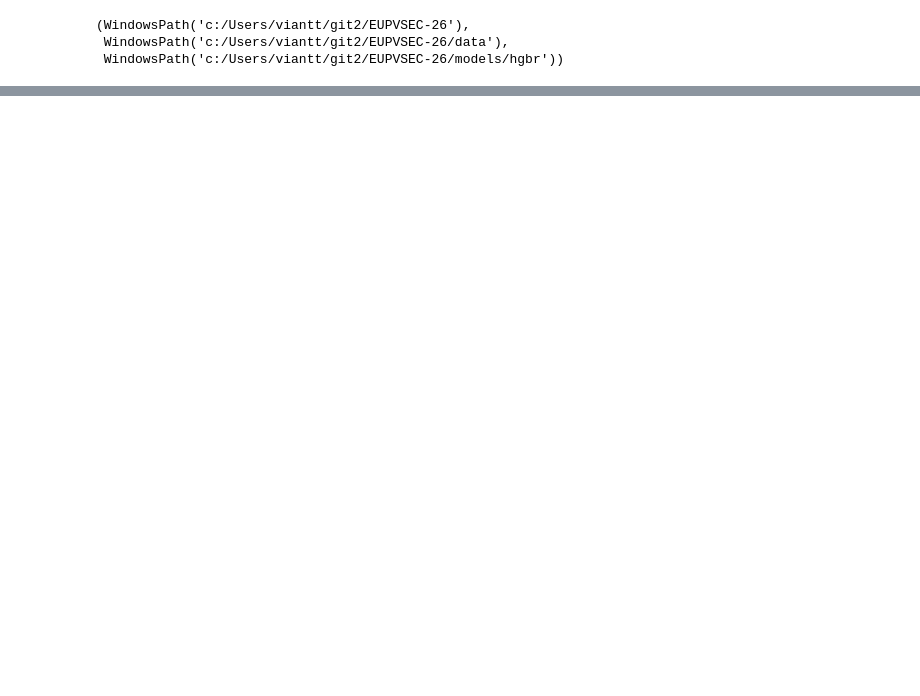
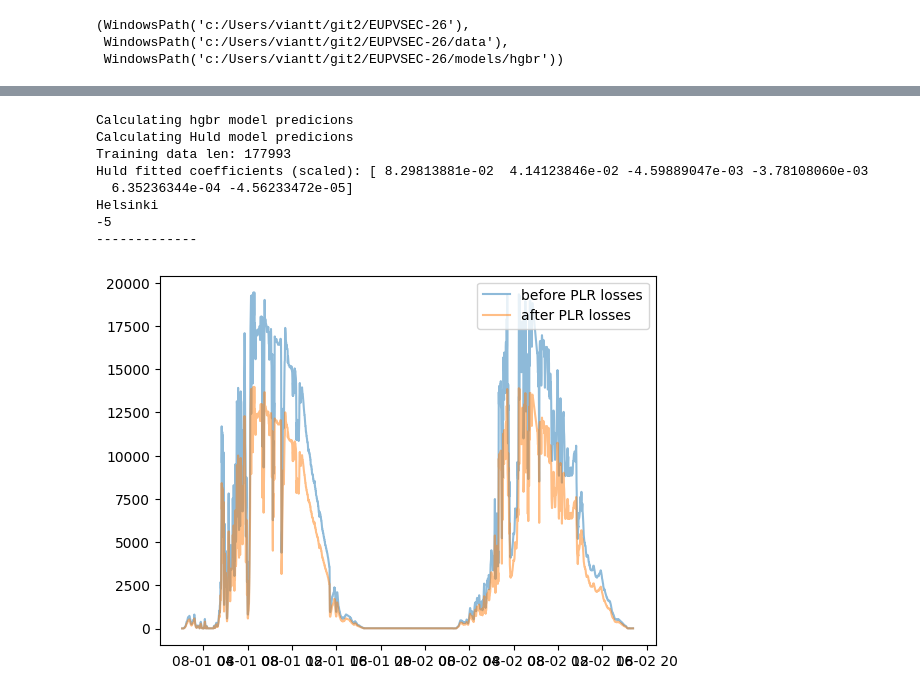
Before and after one commit to energy-systems-team/power-model-robustness, a Jupyter notebook: calculate-predictions.ipynb, the cells around one changed output, grey strips where cells are left out. Cells and saved outputs as stored; diff of their text form; code cells hidden in the pictures; blank space fills up the shorter version.

```diff
--- a/calculate-predictions.ipynb
+++ b/calculate-predictions.ipynb
@@ -23,9 +22,9 @@ SYSTEM_RATED_POWER_DICT = {"HEL" : config.rated_power_helsinki*1000,
                              "SOT-90" : config.rated_power_sodankyla*1000,
                              "TKU" : config.rated_power_turku*1000}
 # %%
-def calculate_predictions_with_plr_losses(data, plr_value, list_of_models):
-    for model in list_of_models:
-        data = preprocessing.calculate_power_with_plr_losses(data, plr_value, model, min(data.index))
+def calculate_predictions_with_plr_losses(data, plr_value, list_of_models, list_of_renamed_models):
+    for i in range(len(list_of_models)):
+        data = preprocessing.calculate_power_with_plr_losses(data, plr_value, list_of_models[i], list_of_renamed_models[i], min(data.index))
 
     return data
 # %%
@@ -234,7 +233,7 @@ SYSTEM_MAP = {
     "Sodankyla_90deg": ("SOT-90", "FMI_Sodankyla_90deg"),
 }
 
-def run_system(system_name, folder, scenario, model_type_list=None, sep=",", save_df_path=None):
+def run_system(system_name, folder, scenario, model_type_list=None, sep=",", save_df_path=None, plr=None):
     system_code, file_tag = SYSTEM_MAP[system_name]
 
     # Pick data file
@@ -243,6 +242,9 @@ def run_system(system_name, folder, scenario, model_type_list=None, sep=",", sav
 
     if not matches:
         raise FileNotFoundError(f"No data file for {system_name} in {search_dir}")
+
+    if plr is not None:
+        matches = [m for m in matches if f"PLR-{plr}" in str(m)]
 
     data_path = matches[0]
     df = pd.read_csv(data_path, sep=sep)
@@ -295,14 +297,25 @@ def run_system(system_name, folder, scenario, model_type_list=None, sep=",", sav
             print(f"Unknown model type {model_type}")
 
 
-    if save_df_path:
-        df_out.to_csv(f"{save_df_path}/{file_tag}_{scenario}.csv")
 
     print(system_name)
     print(config.plr_value)
     print("-------------")
-    df_out = calculate_predictions_with_plr_losses(df_out, config.plr_value, ["Huld_gen", "Huld_fit", "hgbr_fit"])
 
+    starting_date = "2021-08-01"
+    ending_date = "2021-08-03"
+
+    plt.plot(df_out.loc[(df_out.index >= starting_date) & (df_out.index <= ending_date), "hgbr_fit"], alpha=0.5, label="before PLR losses")
+
+    df_out = calculate_predictions_with_plr_losses(df_out, config.plr_value, ["Huld_gen", "Huld_fit", "hgbr_fit"], ["Huld_gen_plr_corr", "Huld_fit_plr_corr", "hgbr_fit_plr_corr"])
+
+    plt.plot(df_out.loc[(df_out.index >= starting_date) & (df_out.index <= ending_date), "hgbr_fit_plr_corr"], alpha=0.5, label="after PLR losses")
+    plt.legend(loc="upper right")
+
+    plt.show()
+
+    if save_df_path:
+            df_out.to_csv(f"{save_df_path}/{file_tag}_{scenario}.csv")
 
     return df_out
 # %%
@@ -518 +610,24 @@ KTK
+# %%
+scenario = "scenario_4"
+
+config.set_params_helsinki(scenario)
+
+df_hel_scenario_4 = run_system(
+    system_name="Helsinki",
+    folder=scenario,
+    scenario=scenario,
+    model_type_list=["hgbr", "Huld"],
+    save_df_path=f"data/with_predictions/{scenario}",
+    plr="5"
+    )
+# %% [output]
+Calculating hgbr model predicions
+Calculating Huld model predicions
+Training data len: 177993
+Huld fitted coefficients (scaled): [ 8.29813881e-02  4.14123846e-02 -4.59889047e-03 -3.78108060e-03
+  6.35236344e-04 -4.56233472e-05]
+Helsinki
+-5
+-------------
+[figure, added]
 # %%
```
Also changed, not shown: parts of 6 cells of this notebook, 3 other files.
